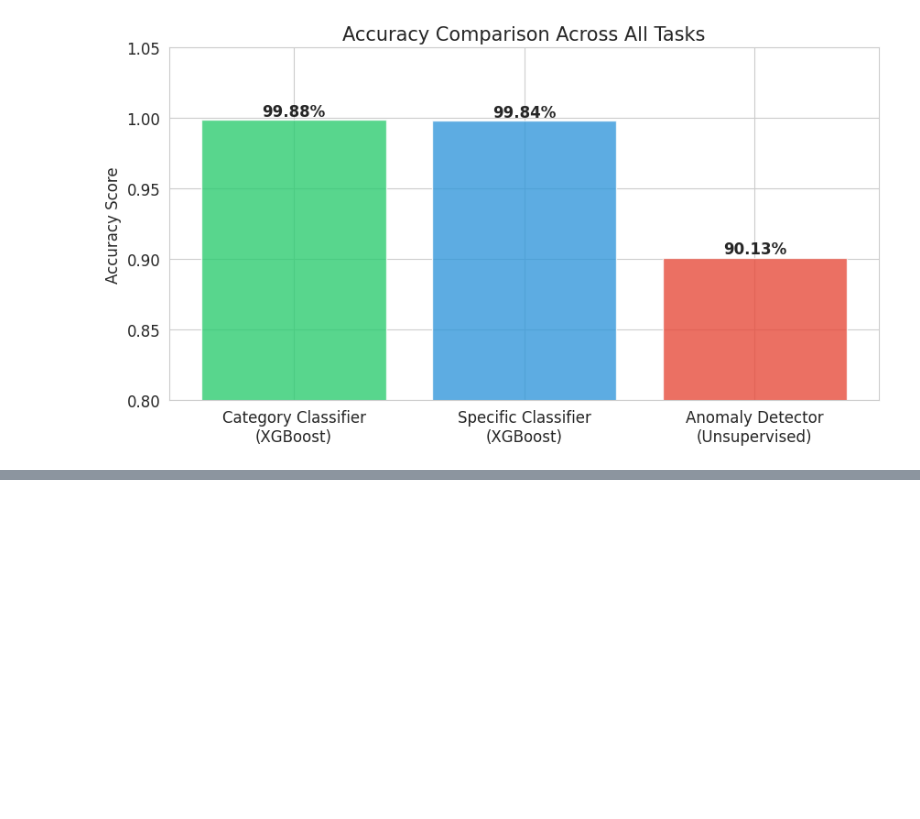
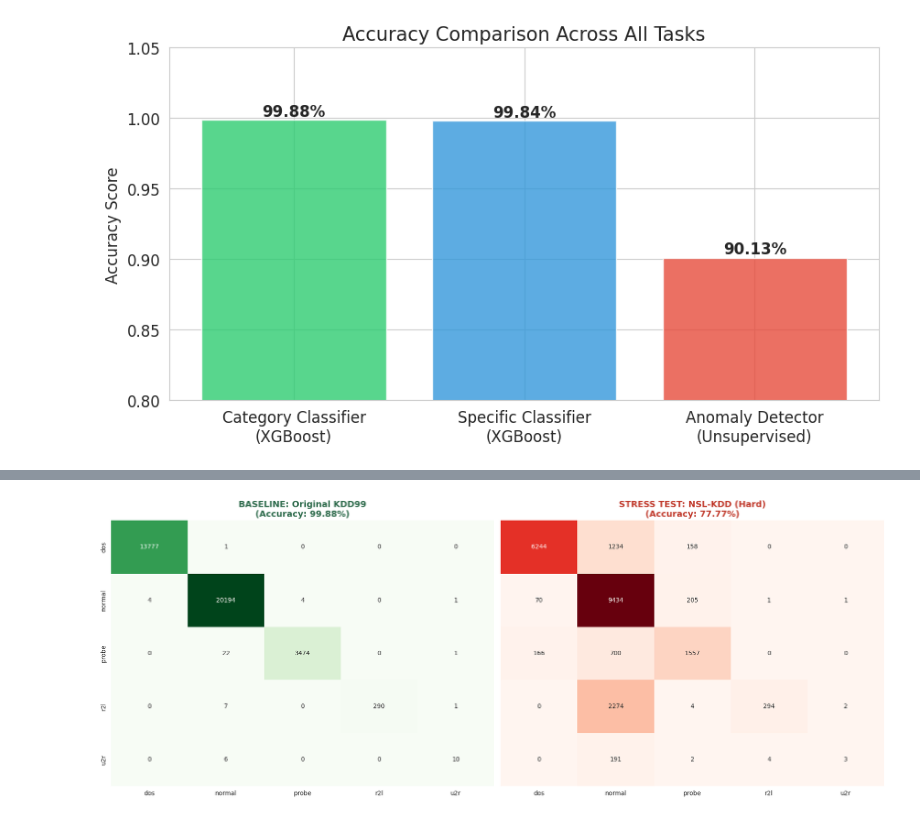
Before and after one commit to NoahRau/AIandSec_Project3, a Jupyter notebook: solution.ipynb, the cells around one changed output, grey strips where cells are left out. Drawn from its saved outputs; the diff is of its cells as text; code cells hidden in the pictures; blank space fills up the shorter version.

Commit message:
Added another real world test dataset

```diff
--- a/solution.ipynb
+++ b/solution.ipynb
@@ -348,0 +435,87 @@ Passing `palette` without assigning `hue` is deprecated and will be removed in v
+# %%
+# %%
+import matplotlib.pyplot as plt
+import seaborn as sns
+import pandas as pd
+from sklearn.metrics import confusion_matrix, accuracy_score
+
+# --- 1. Variable Mapping (The Fix) ---
+# We map your existing variables to what the plot expects
+try:
+    # KDD99 Data (From your original code)
+    y_test_data = y_cat_test
+    y_pred_data = y_pred_cat
+
+    # NSL-KDD Data (From the validation step)
+    # If you named them differently, update these two lines:
+    y_nsl_data = y_nsl_cat
+    # If y_pred_nsl_cat doesn't exist, we try to find the variable you might have used
+    if 'y_pred_nsl_cat' in locals():
+        y_pred_nsl_data = y_pred_nsl_cat
+    else:
+        # Fallback: try to grab the last prediction made
+        y_pred_nsl_data = le_cat.inverse_transform(clf_xgb.predict(X_nsl_final))
+
+    # Model & Encoder
+    model = clf_xgb
+    encoder = le_cat
+    feature_names = X_train.columns
+
+    print("Variables mapped successfully!")
+
+except NameError as e:
+    print(f"Wait! We are still missing a variable: {e}")
+    print("Make sure you have run the 'Training' cell and the 'NSL-KDD' cell above this one.")
+    raise e
+
+# --- 2. Plotting Logic ---
+sns.set_style("whitegrid")
+plt.rcParams['figure.figsize'] = (14, 6)
+
+def plot_side_by_side_matrices(y_true_1, y_pred_1, title_1, y_true_2, y_pred_2, title_2, classes):
+    fig, axes = plt.subplots(1, 2, figsize=(18, 7))
+
+    # Plot 1: Baseline
+    cm1 = confusion_matrix(y_true_1, y_pred_1, labels=classes)
+    sns.heatmap(cm1, annot=True, fmt='d', cmap='Greens', cbar=False,
+                xticklabels=classes, yticklabels=classes, ax=axes[0])
+    axes[0].set_title(f"BASELINE: {title_1}\n(Accuracy: {accuracy_score(y_true_1, y_pred_1):.2%})",
+                      fontsize=14, fontweight='bold', color='#2d6a4b')
+
+    # Plot 2: Stress Test
+    cm2 = confusion_matrix(y_true_2, y_pred_2, labels=classes)
+    sns.heatmap(cm2, annot=True, fmt='d', cmap='Reds', cbar=False,
+                xticklabels=classes, yticklabels=classes, ax=axes[1])
+    axes[1].set_title(f"STRESS TEST: {title_2}\n(Accuracy: {accuracy_score(y_true_2, y_pred_2):.2%})",
+                      fontsize=14, fontweight='bold', color='#c0392b')
+    axes[1].set_yticks([]) # Clean look
+
+    plt.tight_layout()
+    plt.show()
+
+# Run Plot
+plot_side_by_side_matrices(
+    y_test_data, y_pred_data, "Original KDD99",
+    y_nsl_data, y_pred_nsl_data, "NSL-KDD (Hard)",
+    classes=encoder.classes_
+)
+
+# --- 3. Feature Importance ---
+plt.figure(figsize=(12, 6))
+importances = pd.Series(model.feature_importances_, index=feature_names)
+top_features = importances.nlargest(12)
+sns.barplot(x=top_features.values, y=top_features.index, palette='viridis')
+plt.title('Top 12 Features driving your AI', fontsize=15)
+plt.show()
+
+# --- 4. Executive Summary ---
+acc_base = accuracy_score(y_test_data, y_pred_data)
+acc_real = accuracy_score(y_nsl_data, y_pred_nsl_data)
+gap = acc_base - acc_real
+
+print("-" * 50)
+print(f"BASELINE ACCURACY:   {acc_base:.2%}")
+print(f"REAL-WORLD ACCURACY: {acc_real:.2%}")
+print(f"OVERFITTING GAP:     {gap:.2%}")
+print("-" * 50)
+# %% [output]
@@ -348,0 +523 @@ Passing `palette` without assigning `hue` is deprecated and will be removed in v
+[figure, added]
```
Also changed, not shown: parts of 2 cells of this notebook.
